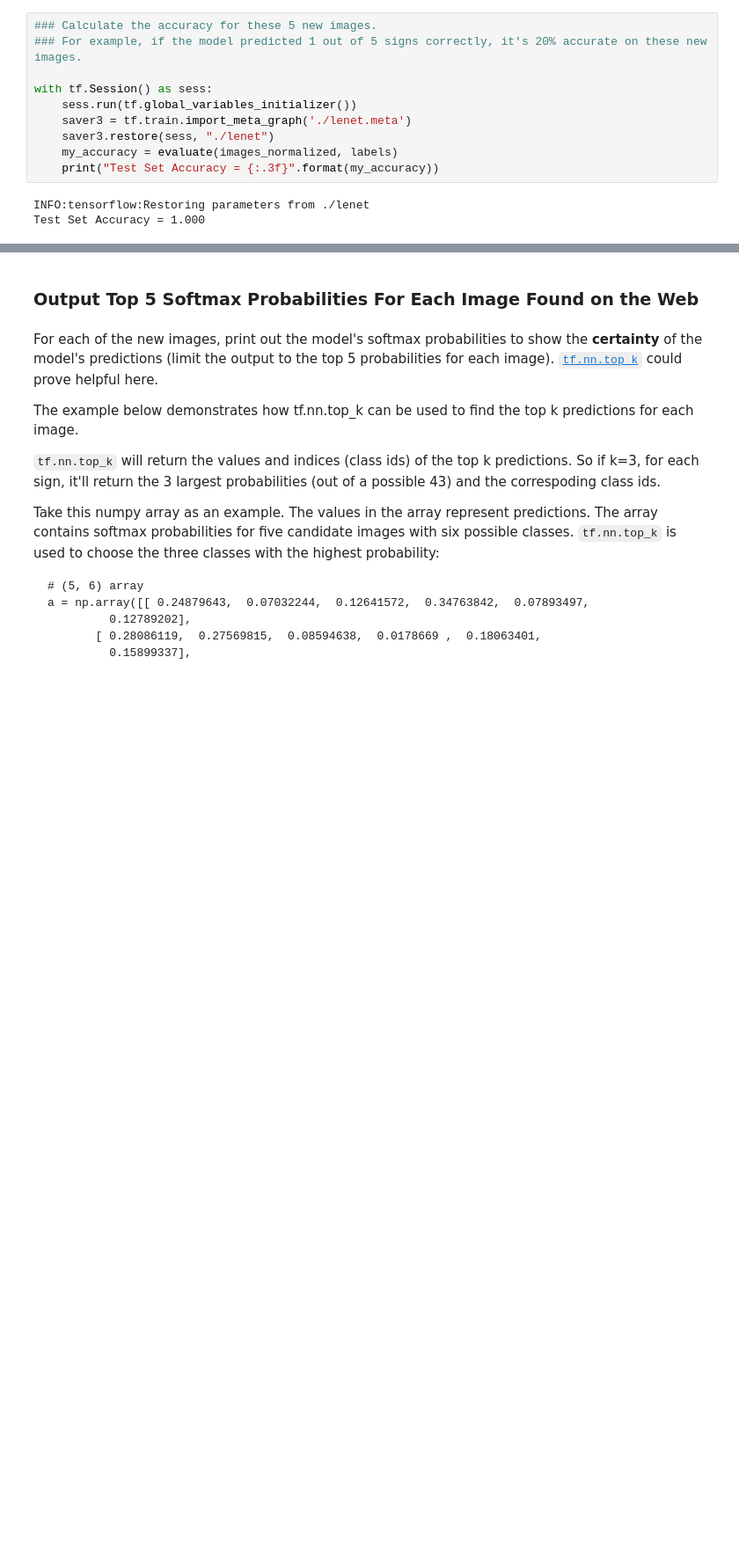
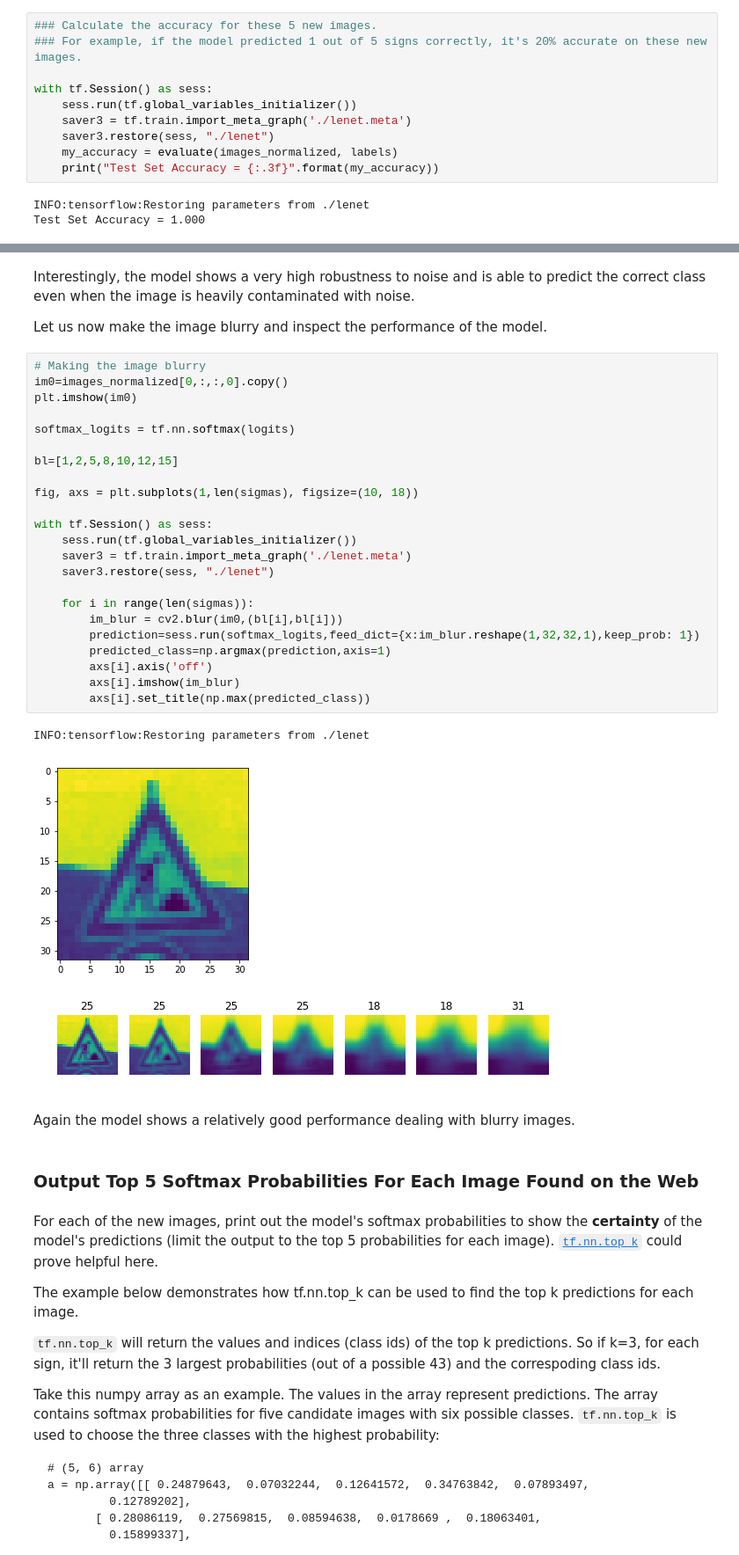
Before and after one commit to moh7/CarND-Street-Sign-Classification, a Jupyter notebook: Traffic_Sign_Classifier.ipynb, the cells around one changed output, grey strips where cells are left out. Shown: that part at 88% size. Drawn from its saved outputs; the diff is of its cells as text; blank space fills up the shorter version.

```diff
--- a/Traffic_Sign_Classifier.ipynb
+++ b/Traffic_Sign_Classifier.ipynb
@@ -622,3 +657,36 @@ Test Set Accuracy = 1.000
+# %% [markdown]
+Interestingly, the model shows a very high robustness to noise and is able to predict the correct class even when the image is heavily contaminated with noise.
+
+Let us now make the image blurry and inspect the performance of the model.
+# %%
+# Making the image blurry
+im0=images_normalized[0,:,:,0].copy()
+plt.imshow(im0)
+
+softmax_logits = tf.nn.softmax(logits)
+
+bl=[1,2,5,8,10,12,15]
+
+fig, axs = plt.subplots(1,len(sigmas), figsize=(10, 18))
+
+with tf.Session() as sess:
+    sess.run(tf.global_variables_initializer())
+    saver3 = tf.train.import_meta_graph('./lenet.meta')
+    saver3.restore(sess, "./lenet")
+
+    for i in range(len(sigmas)):
+        im_blur = cv2.blur(im0,(bl[i],bl[i]))
+        prediction=sess.run(softmax_logits,feed_dict={x:im_blur.reshape(1,32,32,1),keep_prob: 1})
+        predicted_class=np.argmax(prediction,axis=1)
+        axs[i].axis('off')
+        axs[i].imshow(im_blur)
+        axs[i].set_title(np.max(predicted_class))
+# %% [output]
+INFO:tensorflow:Restoring parameters from ./lenet
+[figure, added]
+[figure, added]
+# %% [markdown]
+Again the model shows a relatively good performance dealing with blurry images.
 # %% [markdown]
 ### Output Top 5 Softmax Probabilities For Each Image Found on the Web
 # %% [markdown]
```
Also changed, not shown: parts of 3 cells of this notebook, 3 other files.
